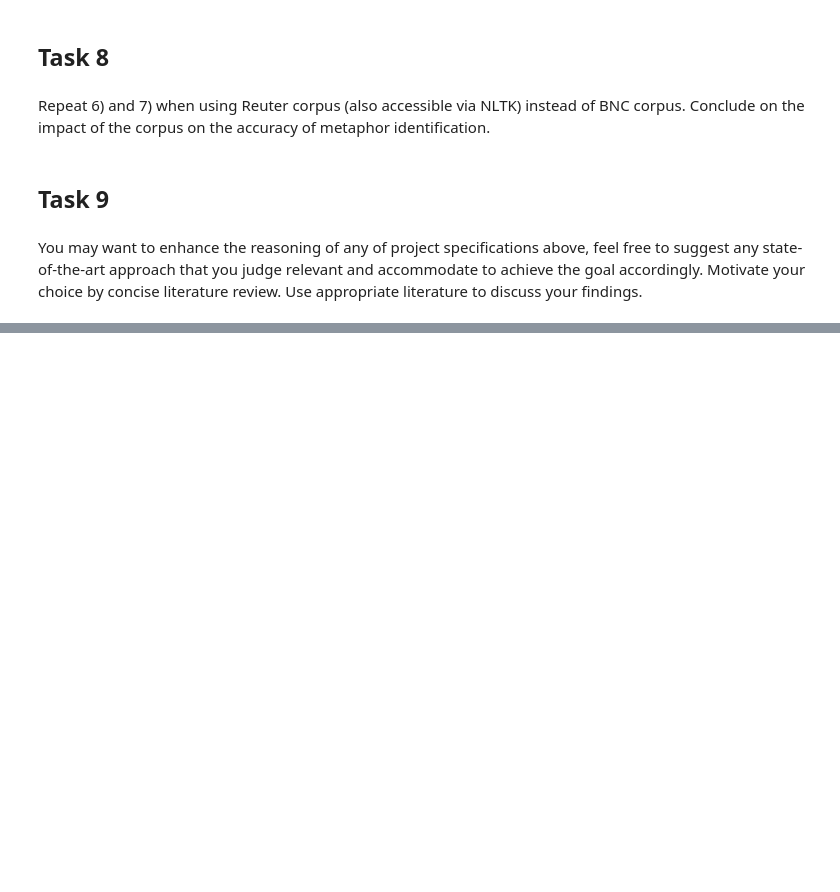
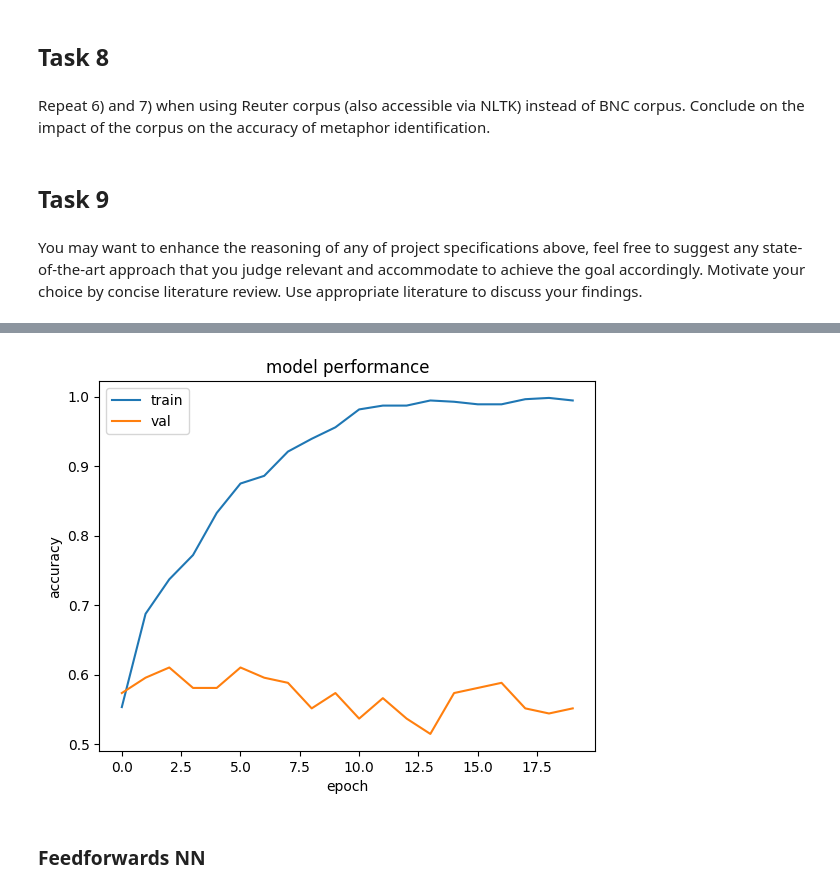
Before and after one commit to dHoundenko/Metaphor-detection-in-poetry, a Jupyter notebook: Project NLP.ipynb, the cells around one changed output, grey strips where cells are left out. Cells and saved outputs as stored; diff of their text form; code cells hidden in the pictures; blank space fills up the shorter version.

```diff
--- a/Project NLP.ipynb
+++ b/Project NLP.ipynb
@@ -754,0 +977,12 @@ from nltk.corpus import wordnet as wn
+# %%
+## Loading data from jsons
+
+with open('bigram_bnc.json', 'r') as json_file:
+    data = json.load(json_file)
+
+bigram_data = {}
+for i in data:
+    bigram_data[tuple(i['key'])] = i['value']
+
+with open('unogram_bnc.json', 'r') as json_file:
+    unigram_frequency = json.load(json_file)
@@ -806,0 +1309,12 @@ You may want to enhance the reasoning of any of project specifications above, fe
+# %%
+plt.plot(history.history['accuracy'])
+plt.plot(history.history['val_accuracy'])
+plt.title('model performance')
+plt.ylabel('accuracy')
+plt.xlabel('epoch')
+plt.legend(['train', 'val'])
+plt.show()
+# %% [output]
+[figure, added]
+# %% [markdown]
+### Feedforwards NN
```
Also changed, not shown: parts of 49 cells of this notebook.
